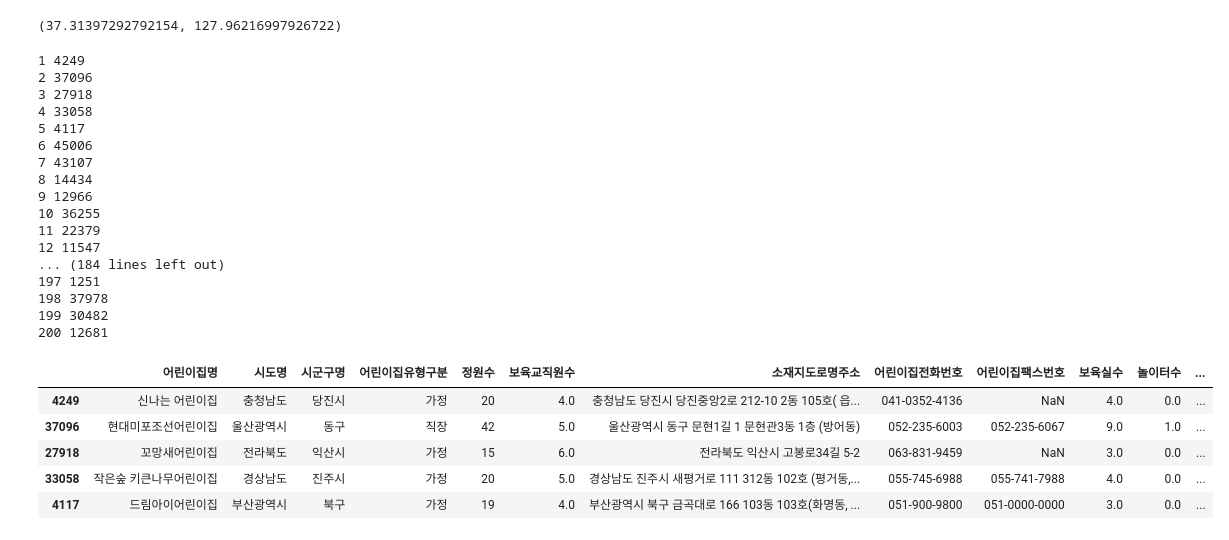
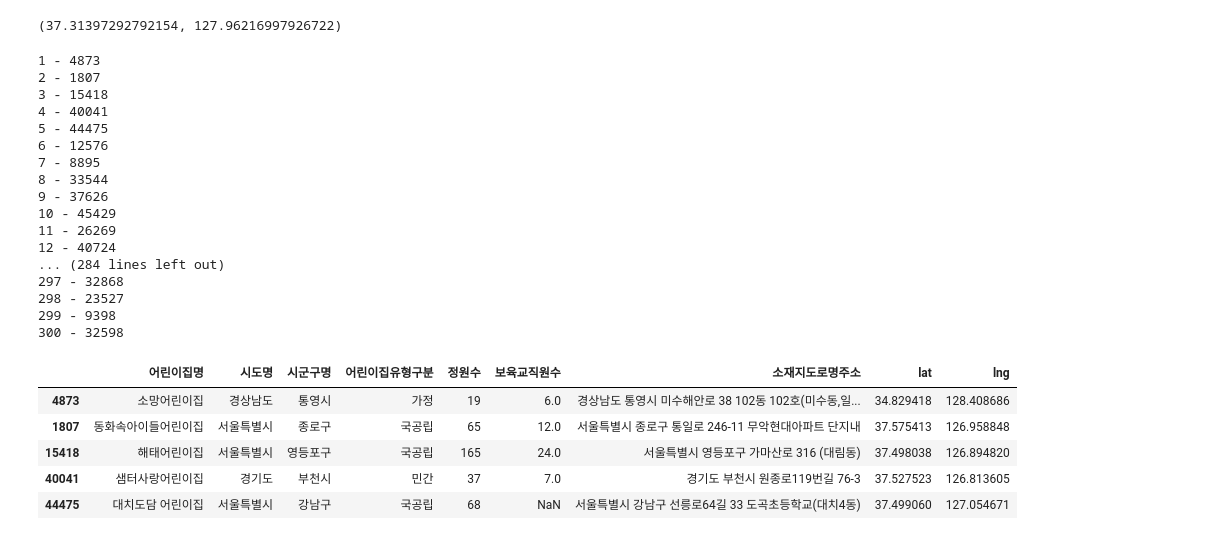
Before and after one commit to ahastudio/CodingLife, a Jupyter notebook: 20190908/python/child-house.ipynb, the cells around one changed output. Saved outputs shown, nothing was run; the diff lists cells and outputs as text; code cells hidden in the pictures.

```diff
--- a/20190908/python/child-house.ipynb
+++ b/20190908/python/child-house.ipynb
@@ -75,0 +87,8 @@ Name: 어린이집유형구분, dtype: int64
+# %%
+simple_df = df.drop(columns=[
+    '어린이집전화번호', '어린이집팩스번호',
+    '보육실수', '놀이터수', 'CCTV설치수', '통학차량운영여부', '홈페이지주소',
+    '데이터기준일자', '제공기관코드', '제공기관명', 'Unnamed: 17'
+])
+
+simple_df.head()
@@ -133,0 +183,4 @@ plt.show()
+# %%
+address_df = simple_df[pd.notnull(simple_df['소재지도로명주소'])]
+
+simple_df.shape, address_df.shape
@@ -142,42 +197,42 @@ geocode('강원도 원주시 시청로 496-1 101동 102호(관설동, 코아루
 # %% [output]
 (37.31397292792154, 127.96216997926722)
 # %%
-sample_df = df.sample(n=200, random_state=1)
+sample_df = address_df.sample(n=300, random_state=1)
 
 lats = []
 lngs = []
 
 for i, index in enumerate(sample_df.index):
-    print(i + 1, index)
+    print(i + 1, '-', index)
     lat, lng = geocode(df['소재지도로명주소'][index])
-    lats.append(lat or 0)
-    lngs.append(lng or 0)
+    lats.append(lat)
+    lngs.append(lng)
 
 sample_df = sample_df.assign(lat=lats, lng=lngs)
 
 sample_df.head()
 # %% [output]
-1 4249
-2 37096
-3 27918
-4 33058
-5 4117
-6 45006
-7 43107
-8 14434
-9 12966
-10 36255
-11 22379
-12 11547
-... (184 lines left out)
-197 1251
-198 37978
-199 30482
-200 12681
+1 - 4873
+2 - 1807
+3 - 15418
+4 - 40041
+5 - 44475
+6 - 12576
+7 - 8895
+8 - 33544
+9 - 37626
+10 - 45429
+11 - 26269
+12 - 40724
+... (284 lines left out)
+297 - 32868
+298 - 23527
+299 - 9398
+300 - 32598
-|  | 어린이집명 | 시도명 | 시군구명 | 어린이집유형구분 | 정원수 | 보육교직원수 | 소재지도로명주소 | 어린이집전화번호 | 어린이집팩스번호 | 보육실수 | 놀이터수 | ... |
-| 4249 | 신나는 어린이집 | 충청남도 | 당진시 | 가정 | 20 | 4.0 | 충청남도 당진시 당진중앙2로 212-10 2동 105호( 읍... | 041-0352-4136 | NaN | 4.0 | 0.0 | ... |
-| 37096 | 현대미포조선어린이집 | 울산광역시 | 동구 | 직장 | 42 | 5.0 | 울산광역시 동구 문현1길 1 문현관3동 1층 (방어동) | 052-235-6003 | 052-235-6067 | 9.0 | 1.0 | ... |
-| 27918 | 꼬망새어린이집 | 전라북도 | 익산시 | 가정 | 15 | 6.0 | 전라북도 익산시 고봉로34길 5-2 | 063-831-9459 | NaN | 3.0 | 0.0 | ... |
-| 33058 | 작은숲 키큰나무어린이집 | 경상남도 | 진주시 | 가정 | 20 | 5.0 | 경상남도 진주시 새평거로 111 312동 102호 (평거동,... | 055-745-6988 | 055-741-7988 | 4.0 | 0.0 | ... |
-| 4117 | 드림아이어린이집 | 부산광역시 | 북구 | 가정 | 19 | 4.0 | 부산광역시 북구 금곡대로 166 103동 103호(화명동, ... | 051-900-9800 | 051-0000-0000 | 3.0 | 0.0 | ... |
+|  | 어린이집명 | 시도명 | 시군구명 | 어린이집유형구분 | 정원수 | 보육교직원수 | 소재지도로명주소 | lat | lng |
+| 4873 | 소망어린이집 | 경상남도 | 통영시 | 가정 | 19 | 6.0 | 경상남도 통영시 미수해안로 38 102동 102호(미수동,일... | 34.829418 | 128.408686 |
+| 1807 | 동화속아이들어린이집 | 서울특별시 | 종로구 | 국공립 | 65 | 12.0 | 서울특별시 종로구 통일로 246-11 무악현대아파트 단지내 | 37.575413 | 126.958848 |
+| 15418 | 해태어린이집 | 서울특별시 | 영등포구 | 국공립 | 165 | 24.0 | 서울특별시 영등포구 가마산로 316 (대림동) | 37.498038 | 126.894820 |
+| 40041 | 샘터사랑어린이집 | 경기도 | 부천시 | 민간 | 37 | 7.0 | 경기도 부천시 원종로119번길 76-3 | 37.527523 | 126.813605 |
+| 44475 | 대치도담 어린이집 | 서울특별시 | 강남구 | 국공립 | 68 | NaN | 서울특별시 강남구 선릉로64길 33 도곡초등학교(대치4동) | 37.499060 | 127.054671 |
 # %%
```
Also changed, not shown: parts of 14 cells of this notebook, 1 other file.
